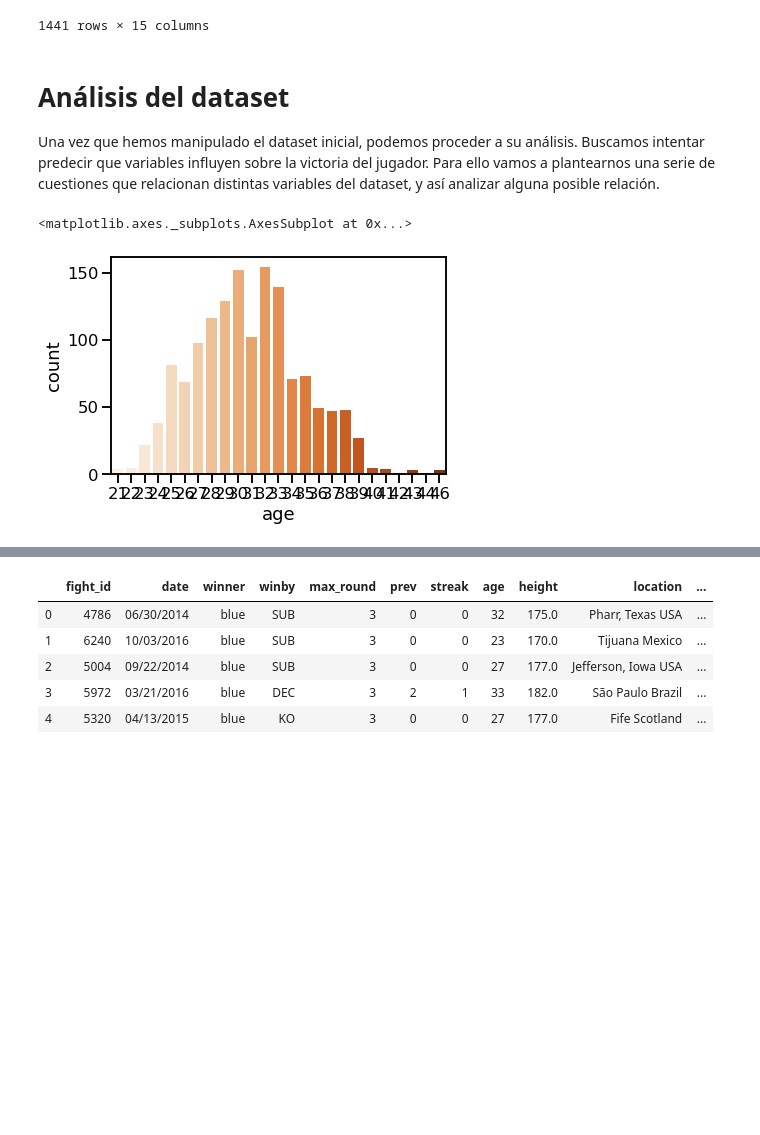
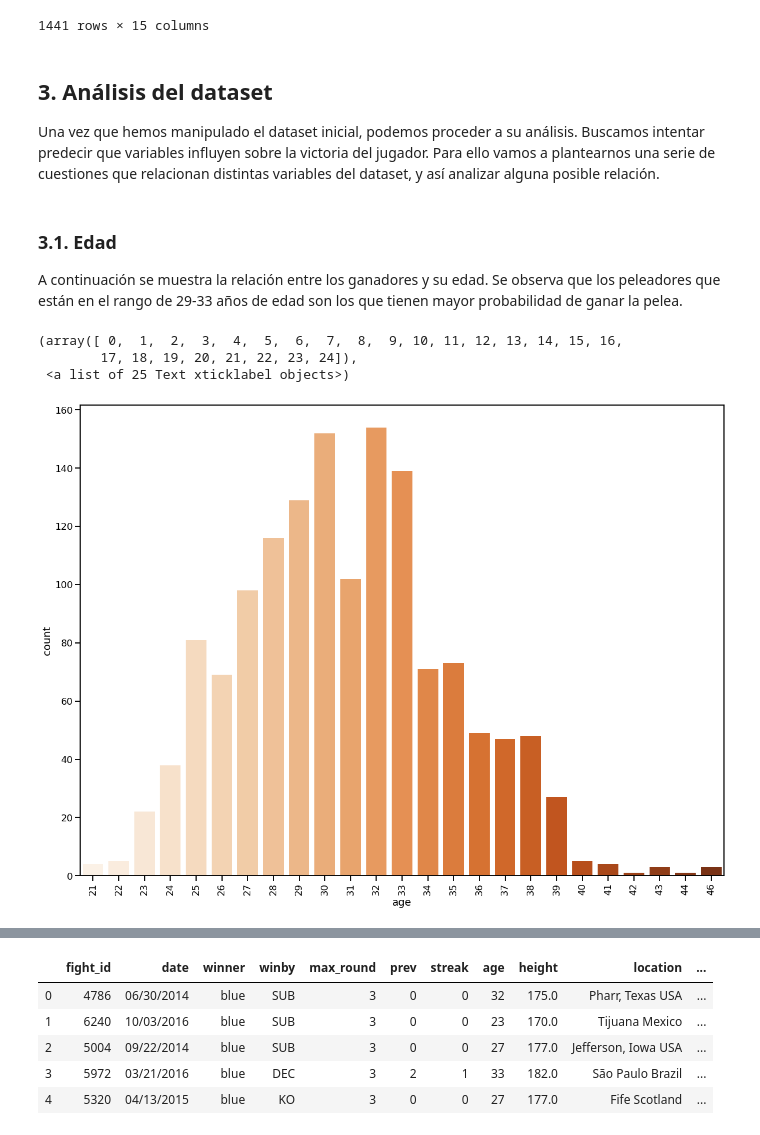
Before and after one commit to aliciavzarco/Python-1-UFC, a Jupyter notebook: UFC Fights.ipynb, the cells around one changed output, grey strips where cells are left out. Drawn from its saved outputs; the diff is of its cells as text; code cells hidden in the pictures; blank space fills up the shorter version.

```diff
--- a/UFC Fights.ipynb
+++ b/UFC Fights.ipynb
@@ -394,22 +429,28 @@ ufc4
 | 1476 | 4912 | 09/08/2014 | red | SUB | 5 | 1 | 1 | 37 | 185.0 | Rio de Janeiro Brazil | ... |
 1441 rows × 15 columns
 # %% [markdown]
-# Análisis del dataset
+## 3. Análisis del dataset
 
 Una vez que hemos manipulado el dataset inicial, podemos proceder a su análisis. Buscamos intentar predecir que variables influyen sobre la victoria del jugador. Para ello vamos a plantearnos una serie de cuestiones que relacionan distintas variables del dataset, y así analizar alguna posible relación.
 # %%
 import seaborn as sns
 import matplotlib.pyplot as plt
-
+import folium
 from matplotlib import rcParams
 
-rcParams['figure.figsize'] = 14, 10
+rcParams['figure.figsize'] = 20, 15
 sns.set_context('talk')
+# %% [markdown]
+### 3.1.  Edad
+A continuación se muestra la relación entre los ganadores y su edad. Se observa que los peleadores que están en el rango de 29-33 años de edad son los que tienen mayor probabilidad de ganar la pelea.
 # %%
-#RELACIÓN ENTRE LOS GANDORES Y SU EDAD
+# Edad entre los gandores
 
 out = sns.countplot (x= 'age', data=ufc4, palette="Oranges")
+out=plt.xticks(rotation=90)
 out
 # %% [output]
-<matplotlib.axes._subplots.AxesSubplot at 0x...>
+(array([ 0,  1,  2,  3,  4,  5,  6,  7,  8,  9, 10, 11, 12, 13, 14, 15, 16,
+        17, 18, 19, 20, 21, 22, 23, 24]),
+ <a list of 25 Text xticklabel objects>)
-[figure, old version]
+[figure, new version]
```
Also changed, not shown: parts of 52 cells of this notebook.
